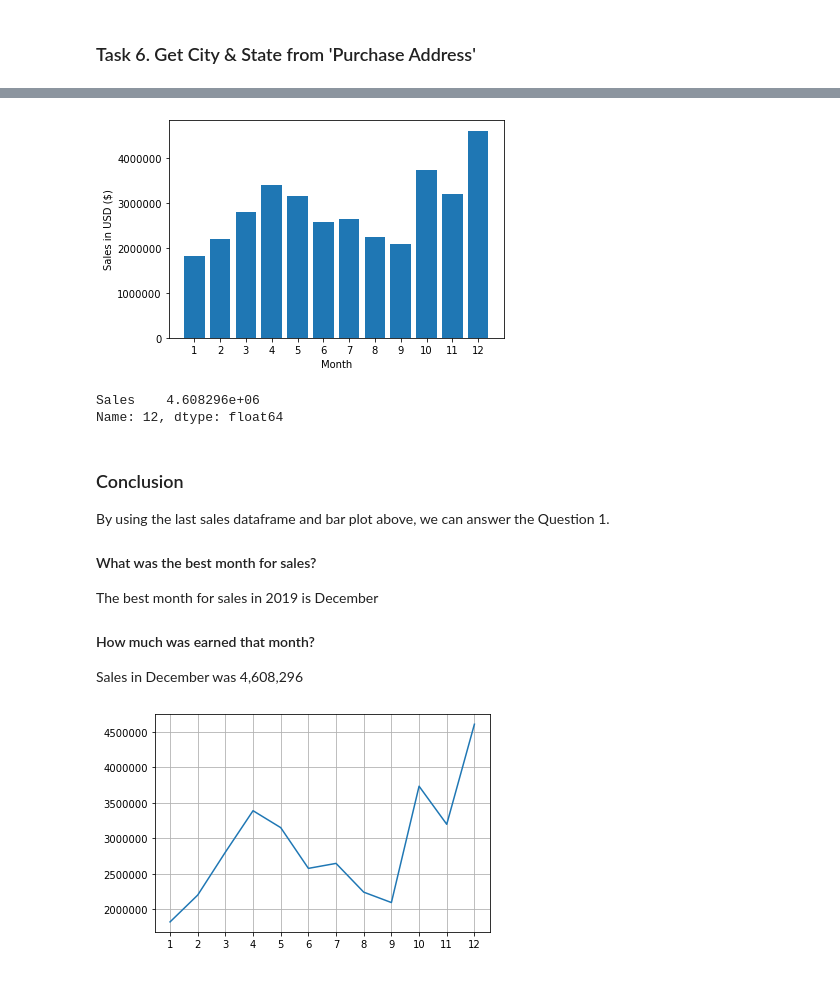
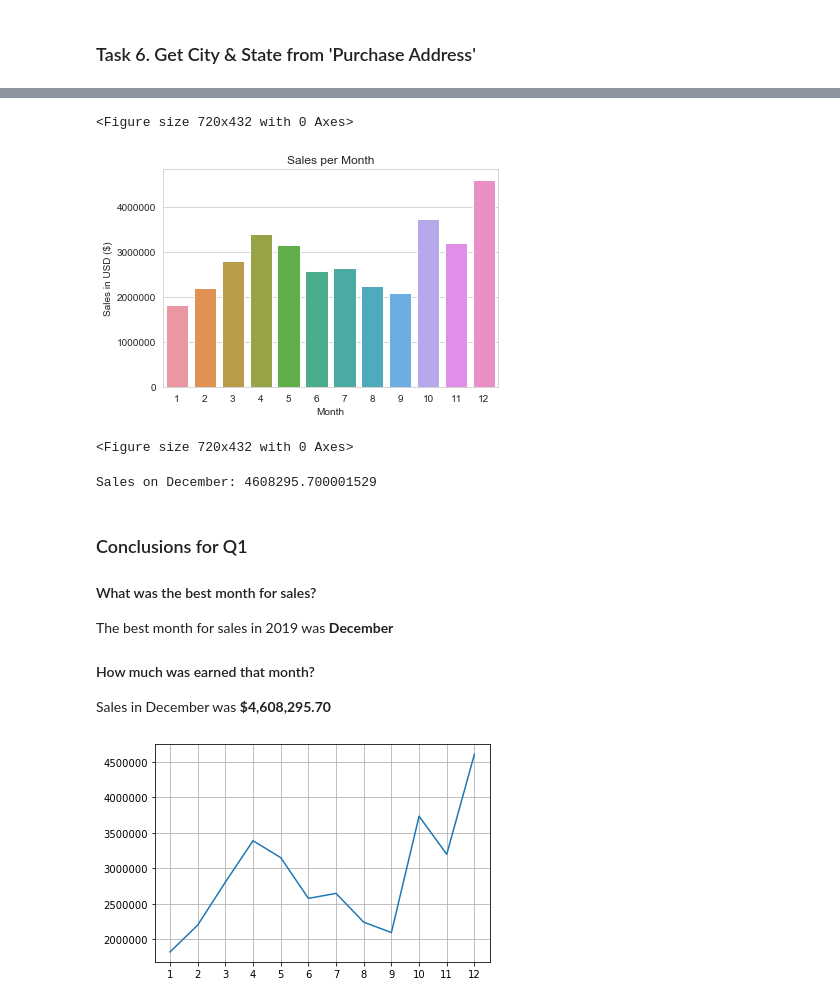
Before and after one commit to ricoputrap/electrosales-2019, a Jupyter notebook: SalesAnalysis.ipynb, the cells around one changed output, grey strips where cells are left out. Drawn from its saved outputs; the diff is of its cells as text; code cells hidden in the pictures.

```diff
--- a/SalesAnalysis.ipynb
+++ b/SalesAnalysis.ipynb
@@ -432,3 +424,0 @@ df.head()
-# %%
-# set Month datatype to int
-df['Month'] = df['Month'].astype('int32')
@@ -446,6 +424,0 @@ Name: Month, dtype: object
-# %%
-# update df withouh 'Or' value in Month column
-df = df[df['Month'] != 'Or']
-
-# check again for 'Or' value
-df[df['Month'] == 'Or']
@@ -456,4 +424,0 @@ There is no 'Or' value in our updated dataframe. Let's continue again
-# %%
-# update datatype
-df['Month'] = df['Month'].astype('int32')
-df['Month'].describe()
@@ -472,4 +425,4 @@ Name: Month, dtype: float64
 # %%
-df['Sales'] = df['Quantity Ordered'].astype('int') * df['Price Each'].astype('float')
+df['Sales'] = df['Quantity Ordered'] * df['Price Each']
 df.head()
 # %% [output]
@@ -503,28 +437,32 @@ import matplotlib.pyplot as plt
 # %%
-months = range(1,13)
+months = list(range(1,13))
 
-plt.bar(months, df.groupby(['Month']).sum()['Sales'])
-plt.xticks(months)
-plt.ylabel('Sales in USD ($)')
-plt.xlabel('Month')
-plt.show()
+# setup the bar chart
+sns.barplot(x=months, y=df.groupby(['Order Month'])['Sales'].sum())
+
+# set bar chart appearance
+sns.set_style("whitegrid")
+plt.title("Sales per Month")
+plt.xlabel("Month")
+plt.ylabel("Sales in USD ($)")
+plt.figure(figsize=(10,6))
 # %% [output]
+<Figure size 720x432 with 0 Axes>
-[figure, old version]
+[figure, new version]
+<Figure size 720x432 with 0 Axes>
 # %%
-# Get sales value on December
-df.groupby(['Month']).sum().iloc[11]
+# Get sales on December
+print("Sales on December:", df.groupby(['Order Month'])['Sales'].sum().iloc[11])
 # %% [output]
-Sales    4.608296e+06
-Name: 12, dtype: float64
+Sales on December: 4608295.700001529
 # %% [markdown]
-### Conclusion
-By using the last sales dataframe and bar plot above, we can answer the Question 1.
+### Conclusions for Q1
 
 #### What was the best month for sales?
-The best month for sales in 2019 is December
+The best month for sales in 2019 was **December**
 
 #### How much was earned that month?
-Sales in December was 4,608,296
+Sales in December was **$4,608,295.70**
 # %%
 # EXTRA: Menampilkan line plot untuk mengetahui perkembangannya setiap bulan
 plt.clf()
```
Also changed, not shown: parts of 20 cells of this notebook.
